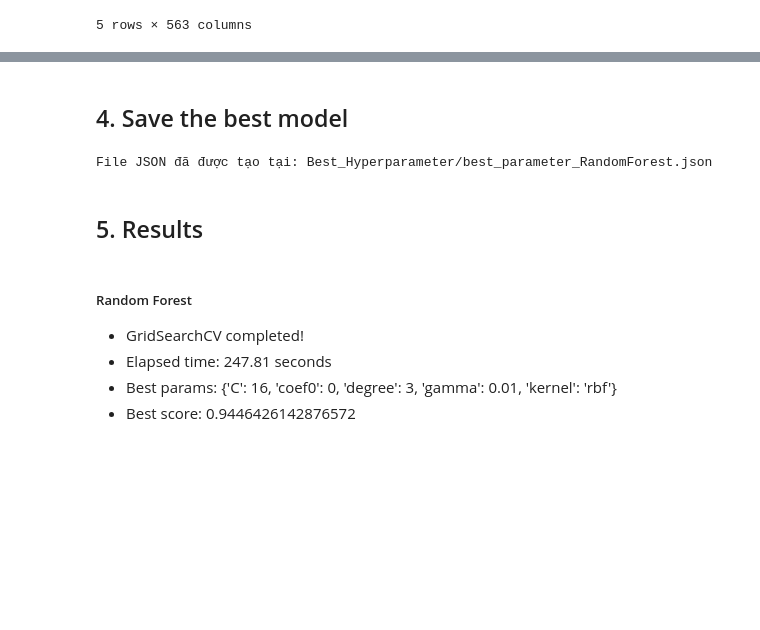
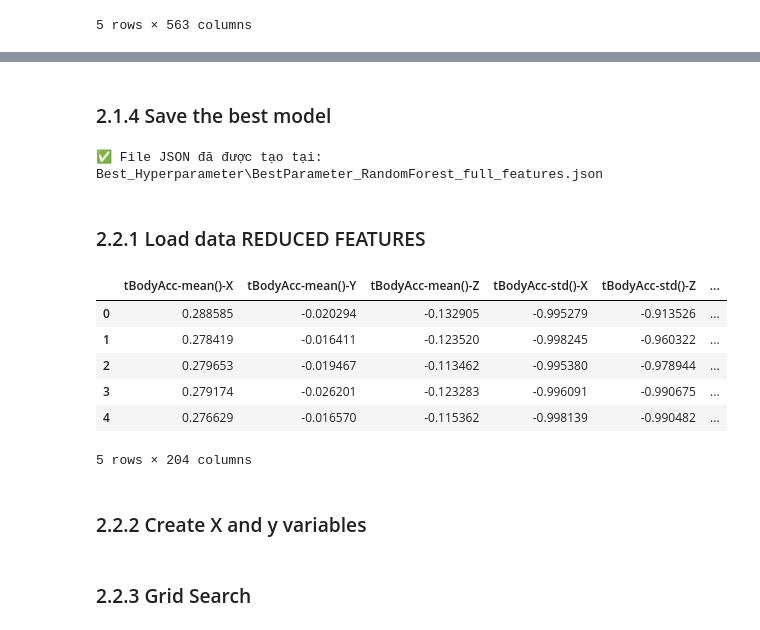
Before and after one commit to NghiaNguyen04/Human-Activity-Recognition-with-Smartphones, a Jupyter notebook: notebooks/hyperparameter_tuning/exp_RandomForest.ipynb, the cells around one changed output, grey strips where cells are left out. Saved outputs shown, nothing was run; the diff lists cells and outputs as text; code cells hidden in the pictures; blank space fills up the shorter version.

```diff
--- a/notebooks/hyperparameter_tuning/exp_RandomForest.ipynb
+++ b/notebooks/hyperparameter_tuning/exp_RandomForest.ipynb
@@ -84,39 +138,23 @@ Best score:  0.9182538294795682
+# %% [markdown]
+### 2.1.4 Save the best model
+# %%
+save_rf_best_params_to_json(grid_search_full_features, "BestParameter_RandomForest_full_features")
+# %% [output]
+✅ File JSON đã được tạo tại: Best_Hyperparameter\BestParameter_RandomForest_full_features.json
 # %% [markdown]
-## 4. Save the best model
+### 2.2.1 Load data REDUCED FEATURES
 # %%
-import os
-import json
+import pandas as pd
 
-# Dữ liệu để lưu vào file JSON
-data = {
-    "bootstrap": grid_search.best_params_['bootstrap'],
-    "max_depth": grid_search.best_params_['max_depth'],
-    "min_samples_leaf": grid_search.best_params_['min_samples_leaf'],
-    "min_samples_split": grid_search.best_params_['min_samples_split']
-}
-
-# Đường dẫn và tên file JSON
-directory = "Best_Hyperparameter/"
-filename = "best_parameter_RandomForest.json"
-
-# Tạo thư mục nếu chưa tồn tại
-os.makedirs(directory, exist_ok=True)
-
-# Đường dẫn đầy đủ của file JSON
-file_path = os.path.join(directory, filename)
-
-# Ghi dữ liệu vào file JSON
-with open(file_path, 'w', encoding='utf-8') as json_file:
-    json.dump(data, json_file, indent=4, ensure_ascii=False)
-
-print(f"File JSON đã được tạo tại: {file_path}")
+data_train = pd.read_csv('../../data/processed/train_reduced_Correlation.csv')
+data_train.head()
 # %% [output]
+|  | tBodyAcc-mean()-X | tBodyAcc-mean()-Y | tBodyAcc-mean()-Z | tBodyAcc-std()-X | tBodyAcc-std()-Z | ... |
+| 0 | 0.288585 | -0.020294 | -0.132905 | -0.995279 | -0.913526 | ... |
+| 1 | 0.278419 | -0.016411 | -0.123520 | -0.998245 | -0.960322 | ... |
+| 2 | 0.279653 | -0.019467 | -0.113462 | -0.995380 | -0.978944 | ... |
+| 3 | 0.279174 | -0.026201 | -0.123283 | -0.996091 | -0.990675 | ... |
+| 4 | 0.276629 | -0.016570 | -0.115362 | -0.998139 | -0.990482 | ... |
-File JSON đã được tạo tại: Best_Hyperparameter/best_parameter_RandomForest.json
+5 rows × 204 columns
-# %% [markdown]
-## 5. Results
-# %% [markdown]
-##### Random Forest
-* GridSearchCV completed!
-* Elapsed time: 247.81 seconds
-* Best params:  {'C': 16, 'coef0': 0, 'degree': 3, 'gamma': 0.01, 'kernel': 'rbf'}
-* Best score:  0.9446426142876572
+# %% [markdown]
+### 2.2.2 Create X and y variables
@@ -122,0 +164,2 @@ File JSON đã được tạo tại: Best_Hyperparameter/best_parameter_RandomFo
+# %% [markdown]
+### 2.2.3 Grid Search
```
Also changed, not shown: parts of 21 cells of this notebook, 15 other files.
